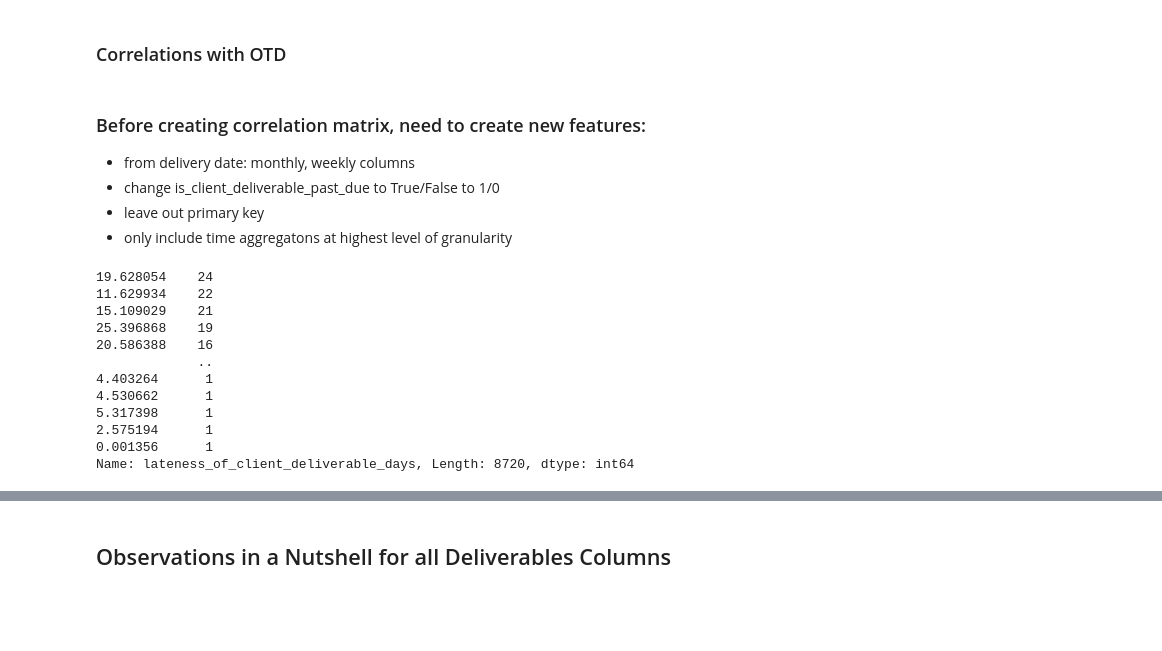
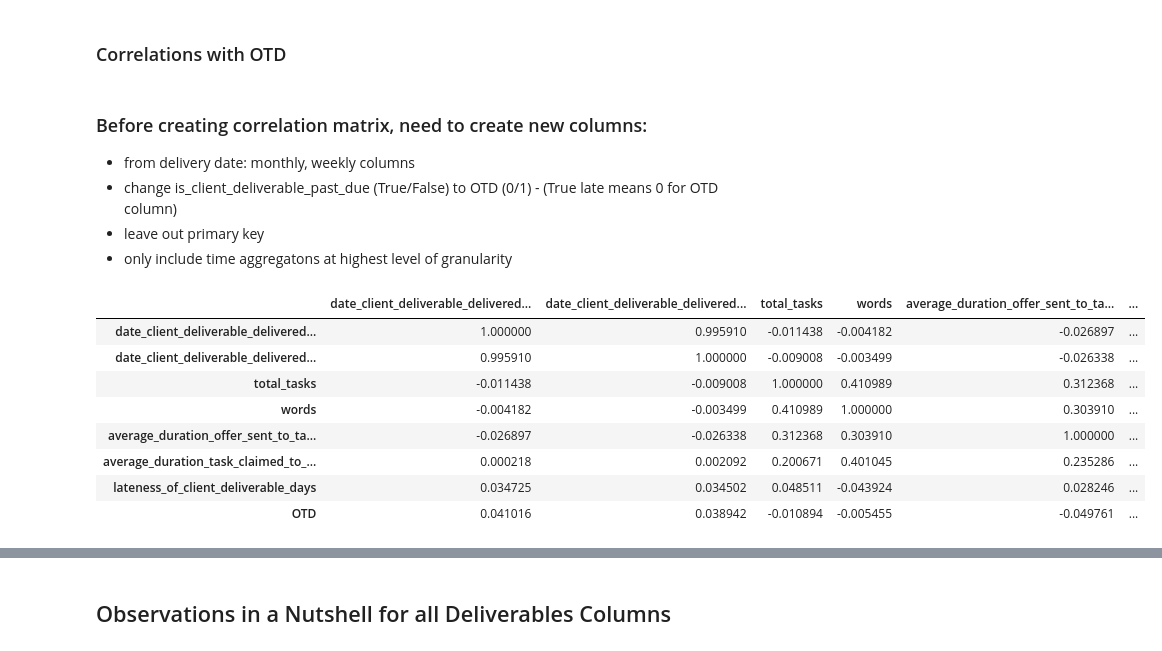
Before and after one commit to mindyng/Take-Homes, a Jupyter notebook: welocalize-sr-da-assessment.ipynb, the cells around one changed output, grey strips where cells are left out. Saved outputs shown, nothing was run; the diff lists cells and outputs as text; code cells hidden in the pictures; blank space fills up the shorter version.

```diff
--- a/welocalize-sr-da-assessment.ipynb
+++ b/welocalize-sr-da-assessment.ipynb
@@ -468,9 +454,9 @@ Name: lateness_of_client_deliverable_days, dtype: float64
 # %% [markdown]
 ### Correlations with OTD
 # %% [markdown]
-### Before creating correlation matrix, need to create new features:
+### Before creating correlation matrix, need to create new columns:
 * from delivery date: monthly, weekly columns
-* change is_client_deliverable_past_due to True/False to 1/0
+* change is_client_deliverable_past_due (True/False) to OTD (0/1) - (True late means 0 for OTD column)
 * leave out primary key
 * only include time aggregatons at highest level of granularity
 # %%
@@ -486,18 +474,15 @@ deliverables3 = deliverables2[['date_client_deliverable_delivered_month', 'date_
-# %%
-deliverables3.lateness_of_client_deliverable_days.value_counts()
-# %% [output]
-19.628054    24
-11.629934    22
-15.109029    21
-25.396868    19
-20.586388    16
-             ..
-4.403264      1
-4.530662      1
-5.317398      1
-2.575194      1
-0.001356      1
-Name: lateness_of_client_deliverable_days, Length: 8720, dtype: int64
+# %%
+deliverables3.corr()
+# %% [output]
+|  | date_client_deliverable_delivered... | date_client_deliverable_delivered... | total_tasks | words | average_duration_offer_sent_to_ta... | ... |
+| date_client_deliverable_delivered... | 1.000000 | 0.995910 | -0.011438 | -0.004182 | -0.026897 | ... |
+| date_client_deliverable_delivered... | 0.995910 | 1.000000 | -0.009008 | -0.003499 | -0.026338 | ... |
+| total_tasks | -0.011438 | -0.009008 | 1.000000 | 0.410989 | 0.312368 | ... |
+| words | -0.004182 | -0.003499 | 0.410989 | 1.000000 | 0.303910 | ... |
+| average_duration_offer_sent_to_ta... | -0.026897 | -0.026338 | 0.312368 | 0.303910 | 1.000000 | ... |
+| average_duration_task_claimed_to_... | 0.000218 | 0.002092 | 0.200671 | 0.401045 | 0.235286 | ... |
+| lateness_of_client_deliverable_days | 0.034725 | 0.034502 | 0.048511 | -0.043924 | 0.028246 | ... |
+| OTD | 0.041016 | 0.038942 | -0.010894 | -0.005455 | -0.049761 | ... |
 # %%
 sns.heatmap(deliverables3.corr(),annot=True,cmap='RdYlGn',linewidths=0.2)
 fig=plt.gcf()
```
Also changed, not shown: parts of 5 cells of this notebook.
